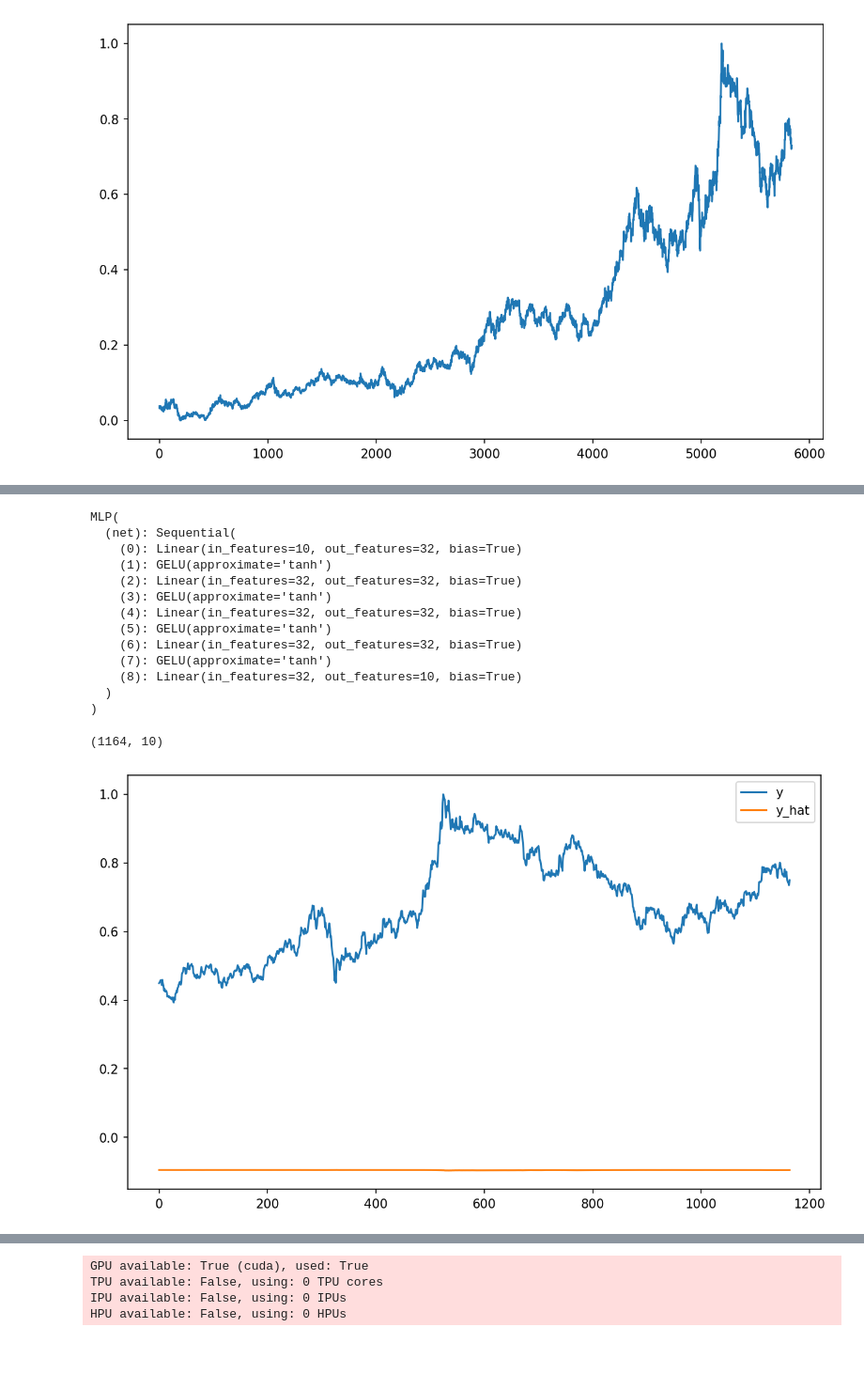
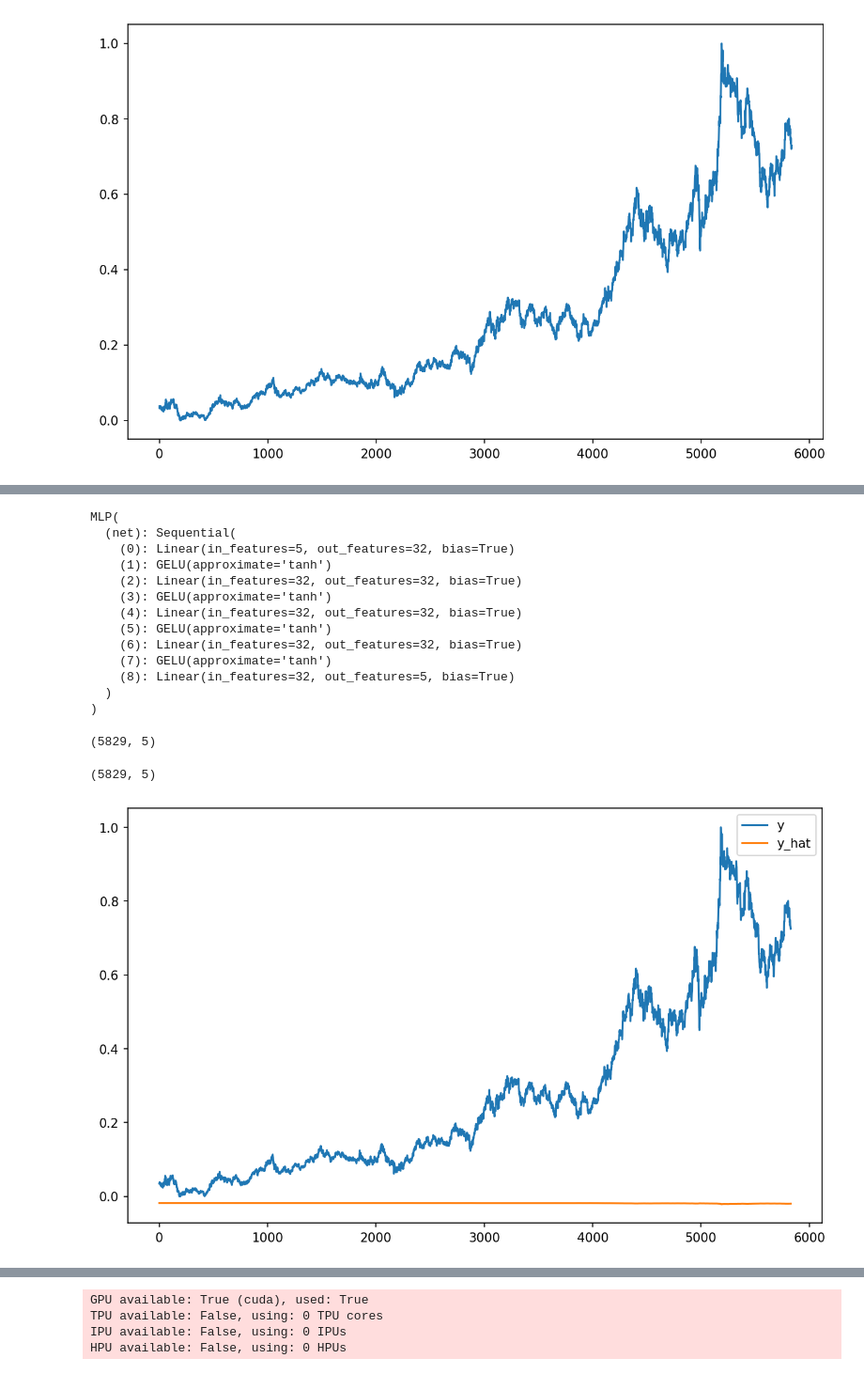
Before and after one commit to Axect/MLTest, a Jupyter notebook: new/stock_forecasting/mlp.ipynb, the cells around one changed output, grey strips where cells are left out. Shown at 94% size. Drawn from its saved outputs; the diff is of its cells as text; code cells hidden in the pictures.

```diff
--- a/new/stock_forecasting/mlp.ipynb
+++ b/new/stock_forecasting/mlp.ipynb
@@ -64 +77,19 @@ X, y = sliding_window(close, 10, 10)
+# %%
+#x, y = sliding_window(close, 10, 10)
+x_train = []
+y_train = []
+x_test = []
+y_test = []
+for bias in biases:
+    x, y = sliding_window(close + bias, window_size, horizon_size)
+    x_train_, x_test_, y_train_, y_test_ = train_test_split(x, y, 0.8)
+    x_train.append(x_train_)
+    y_train.append(y_train_)
+    x_test.append(x_test_)
+    y_test.append(y_test_)
+
+x_train = np.concatenate(x_train)
+y_train = np.concatenate(y_train)
+x_test = np.concatenate(x_test)
+y_test = np.concatenate(y_test)
 # %%
@@ -137,12 +143,12 @@ class MLP(LightningModule):
     def configure_optimizers(self):
         return optim.Adam(self.parameters(), lr=self.lr)
 # %%
-model = MLP(10, 32, 10)
+model = MLP(window_size, 32, horizon_size)
 model
 # %% [output]
 MLP(
   (net): Sequential(
-    (0): Linear(in_features=10, out_features=32, bias=True)
+    (0): Linear(in_features=5, out_features=32, bias=True)
     (1): GELU(approximate='tanh')
     (2): Linear(in_features=32, out_features=32, bias=True)
     (3): GELU(approximate='tanh')
@@ -150,24 +156,30 @@ MLP(
     (5): GELU(approximate='tanh')
     (6): Linear(in_features=32, out_features=32, bias=True)
     (7): GELU(approximate='tanh')
-    (8): Linear(in_features=32, out_features=10, bias=True)
+    (8): Linear(in_features=32, out_features=5, bias=True)
   )
 )
+# %%
+x, y = sliding_window(close, window_size, horizon_size)
+# %%
+x.shape
+# %% [output]
+(5829, 5)
 # %%
 # Baseline
-y_hat = model(torch.from_numpy(X_test).float())
+y_hat = model(torch.from_numpy(x).float())
 y_hat = y_hat.detach().numpy()
 y_hat.shape
 # %% [output]
-(1164, 10)
+(5829, 5)
 # %%
 plt.figure(figsize=(10, 6), dpi=150)
-plt.plot(y_test[:, 0], label="y")
+plt.plot(y[:, 0], label="y")
 plt.plot(y_hat[:, 0], label="y_hat")
 plt.legend()
 plt.show()
 # %% [output]
-[figure, old version]
+[figure, new version]
 # %%
 # Wandb logger
 wandb_logger = WandbLogger(project="stock_test")
```
Also changed, not shown: parts of 25 cells of this notebook, 23 other files.
